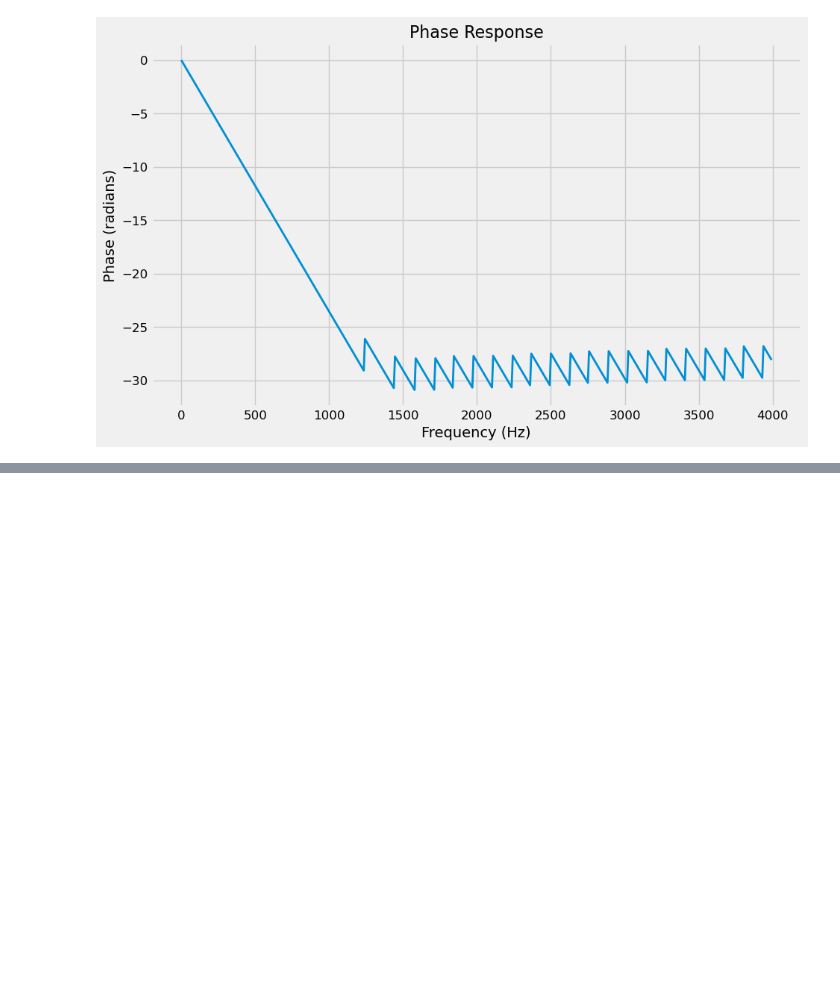
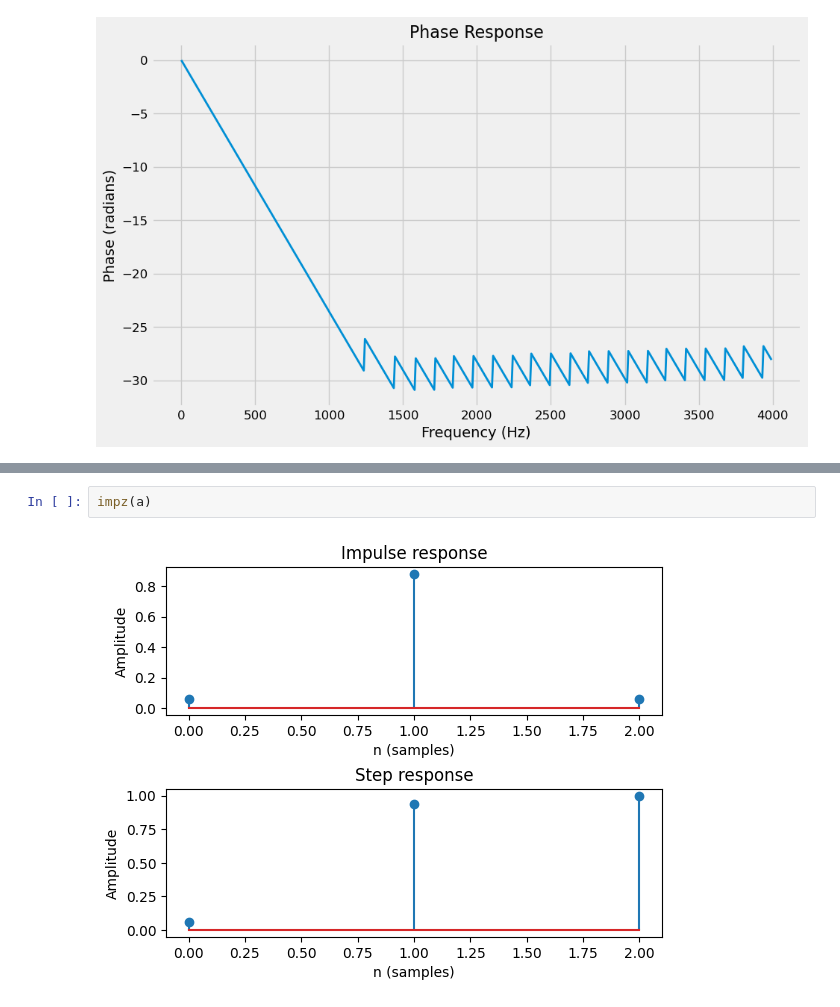
Before and after one commit to bartekkroczek/PhD, a Jupyter notebook: Experiment_1/Analysis/FIR_Analysis.ipynb, the cells around one changed output, grey strips where cells are left out. Drawn from its saved outputs; the diff is of its cells as text; blank space fills up the shorter version.

```diff
--- a/Experiment_1/Analysis/FIR_Analysis.ipynb
+++ b/Experiment_1/Analysis/FIR_Analysis.ipynb
@@ -184,0 +330,4 @@ plot_phase_response(fir_coeff, fs)
+# %%
+impz(a)
+# %% [output]
+[figure, added]
```
Also changed, not shown: parts of 13 cells of this notebook, 23 other files.
